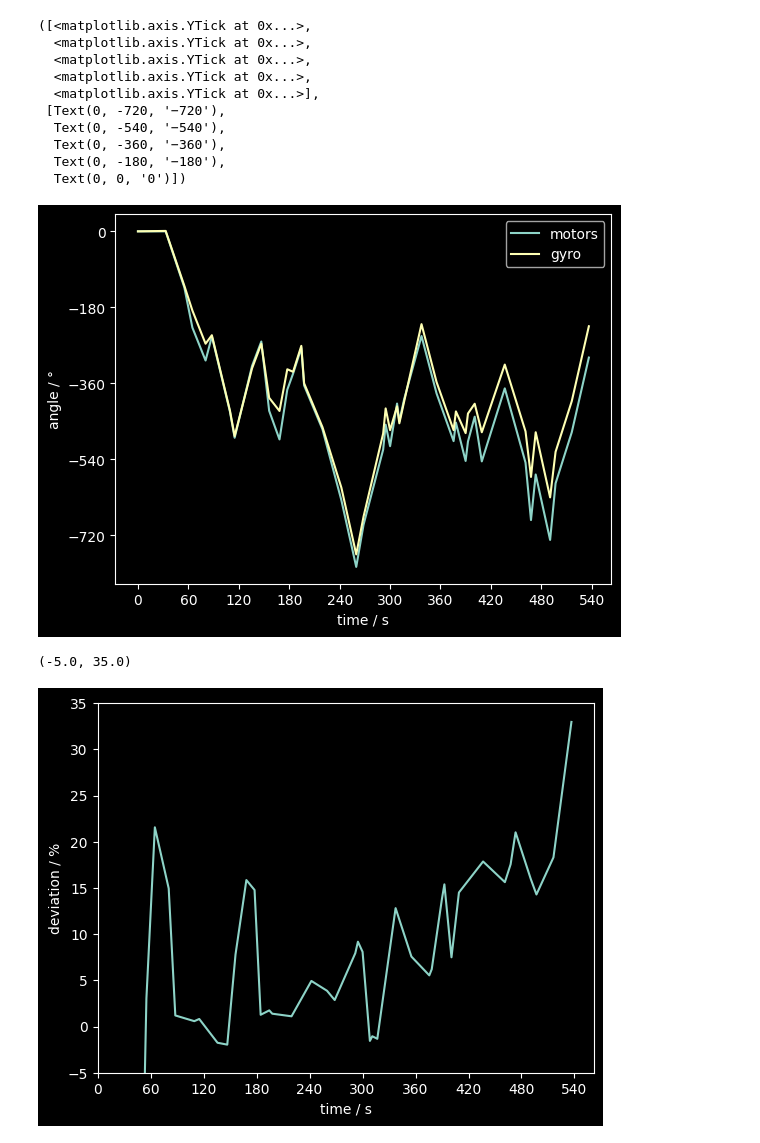
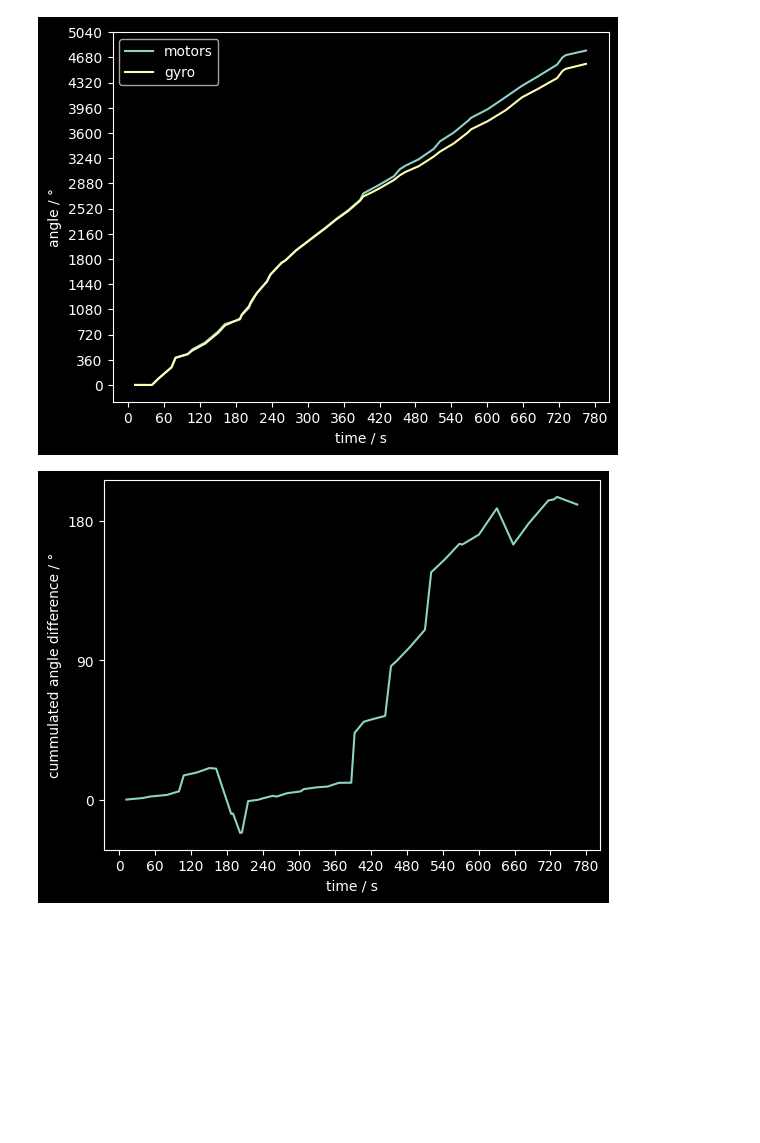
Before and after one commit to gerritnowald/myMindstormsEV3projects, a Jupyter notebook: 1_Gerd_path_tracking/post_processing/path.ipynb, the cells around one changed output. Cells and saved outputs as stored; diff of their text form; code cells hidden in the pictures; blank space fills up the shorter version.

```diff
--- a/1_Gerd_path_tracking/post_processing/path.ipynb
+++ b/1_Gerd_path_tracking/post_processing/path.ipynb
@@ -6,6 +6,8 @@ from matplotlib import pyplot as plt
 plt.style.use('dark_background')
 # %%
 df = pd.read_csv('path.csv')
+
+df = df.iloc[:-7,:]
 
 df['x'] = (df[' distance / mm'] * np.sin(df[' angle gyro / °'] * np.pi/180)).cumsum()
 df['y'] = (df[' distance / mm'] * np.cos(df[' angle gyro / °'] * np.pi/180)).cumsum()
@@ -32,11 +34,12 @@ df
 # %%
-df['angle error'] = df[' angle gyro / °'] * 1.05
+df['angle error'] = df[' angle gyro / °'] * 1.005
 df['xe'] = (df[' distance / mm'] * np.sin(df['angle error'] * np.pi/180)).cumsum()
 df['ye'] = (df[' distance / mm'] * np.cos(df['angle error'] * np.pi/180)).cumsum()
 
 plt.plot(df['x'], df['y'], color='gold')
-plt.plot(df['xe'], df['ye'])
+# plt.plot(df['xe'], df['ye'])
 plt.axis('equal')
+plt.show()
 
 # plt.savefig('path.png', transparent=True)
 # %% [output]
@@ -44,31 +47,22 @@ plt.axis('equal')
 # %%
 plt.plot(df['time / s'], df[' angle motors / °'], label = 'motors')
 plt.plot(df['time / s'], df[' angle gyro / °']  , label = 'gyro')
 plt.legend()
 plt.xlabel('time / s')
 plt.ylabel('angle / °')
-plt.xticks([x*60  for x in range(0,10)])
-plt.yticks([x*180 for x in range(-4,1)])
+plt.xticks([x*60  for x in range(0,14)])
+plt.yticks([x*360 for x in range(0,15)])
+plt.show()
 
 # plt.savefig('angles.png', transparent=True)
 # %% [output]
-([<matplotlib.axis.YTick at 0x...>,
-  <matplotlib.axis.YTick at 0x...>,
-  <matplotlib.axis.YTick at 0x...>,
-  <matplotlib.axis.YTick at 0x...>,
-  <matplotlib.axis.YTick at 0x...>],
- [Text(0, -720, '−720'),
-  Text(0, -540, '−540'),
-  Text(0, -360, '−360'),
-  Text(0, -180, '−180'),
-  Text(0, 0, '0')])
-[figure, old version]
+[figure, new version]
 # %%
-plt.plot(df['time / s'], (df[' angle motors / °'] / df[' angle gyro / °'] - 1)*100 )
+plt.plot(df['time / s'], (df[' angle motors / °'] - df[' angle gyro / °']) )
 plt.xlabel('time / s')
-plt.ylabel('deviation / %')
-plt.xticks([x*60  for x in range(0,10)])
-plt.ylim(-5,35)
+plt.ylabel('cummulated angle difference / °')
+plt.xticks([x*60  for x in range(0,14)])
+plt.yticks([x*90 for x in range(0,3)])
+plt.show()
 # %% [output]
-(-5.0, 35.0)
-[figure, old version]
+[figure, new version]
```
Also changed, not shown: parts of 2 cells of this notebook, 2 other files.
